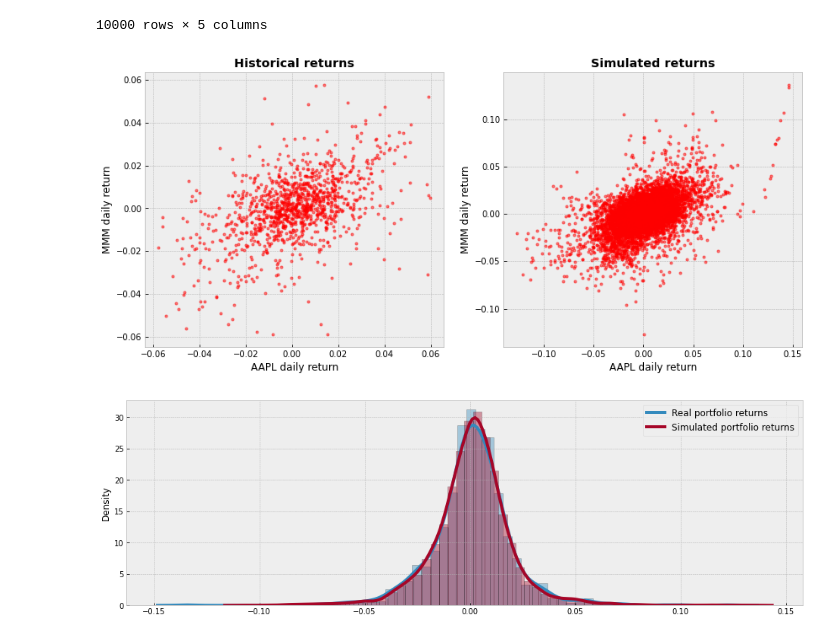
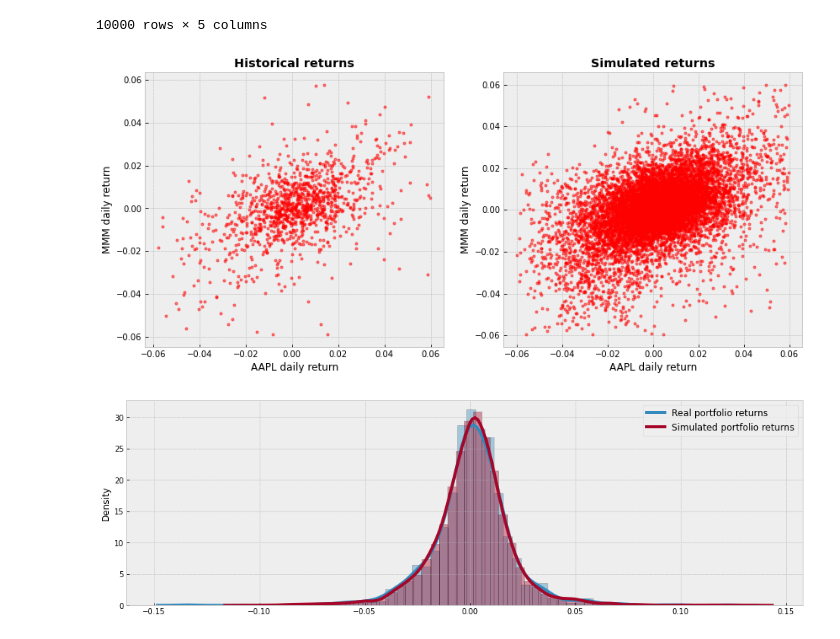
Before and after one commit to Pyatachokk/hse_ts_course, a Jupyter notebook: 2021-spring/seminars/sem_12_2.ipynb, the cells around one changed output. Saved outputs shown, nothing was run; the diff lists cells and outputs as text; code cells hidden in the pictures.

```diff
--- a/2021-spring/seminars/sem_12_2.ipynb
+++ b/2021-spring/seminars/sem_12_2.ipynb
@@ -285,33 +285,33 @@ return_simulations
 # %%
 fig = plt.figure(figsize=(14, 6))
 
 plt1 = fig.add_subplot(1,2,1)
 plt2 = fig.add_subplot(1,2,2)
 
 my_lim = 0.06
 idx = (np.abs(returns[ticker_one]) < my_lim) & (np.abs(returns[ticker_two]) < my_lim)
 x = returns.loc[idx, ticker_one]
 y = returns.loc[idx, ticker_two]
 plt1.plot(x, y, "r.", alpha=0.5)
 
 plt1.set_xlabel("{} daily return".format(ticker_one))
 plt1.set_ylabel("{} daily return".format(ticker_two))
 plt1.set_title("Historical returns", weight="bold")
 
 
-my_lim = 0.2
+my_lim = 0.06
 idx = (np.abs(return_simulations[ticker_one]) < my_lim) & (np.abs(return_simulations[ticker_two]) < my_lim)
 x = return_simulations.loc[idx, ticker_one]
 y = return_simulations.loc[idx, ticker_two]
 plt2.plot(x, y, "r.", alpha=0.5)
 
 plt2.set_xlabel("{} daily return".format(ticker_one))
 plt2.set_ylabel("{} daily return".format(ticker_two))
 plt2.set_title("Simulated returns", weight="bold")
 
 plt.show()
 # %% [output]
-[figure, old version]
+[figure, new version]
 # %%
 portfolio_simulated_returns = np.dot(return_simulations.values, w_temp)
 
```
Also changed, not shown: parts of 5 cells of this notebook, 1 other file.
